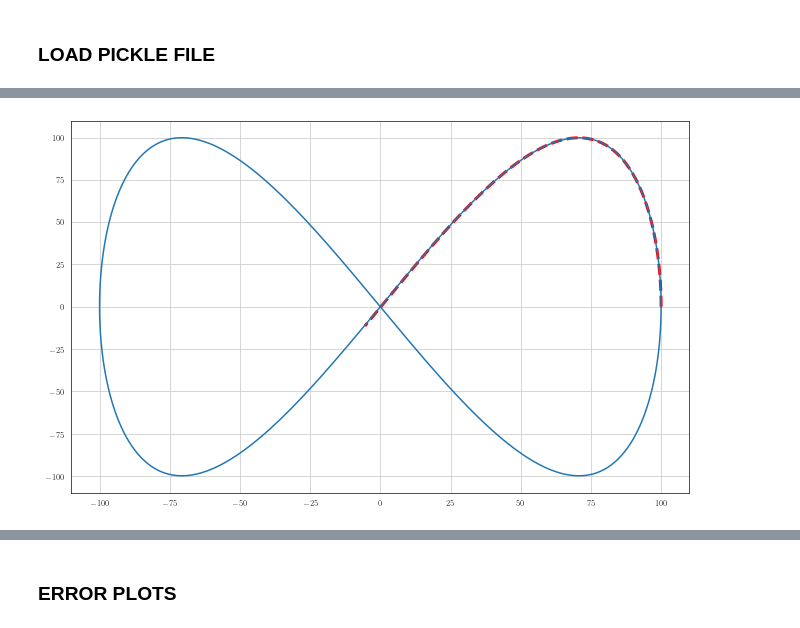
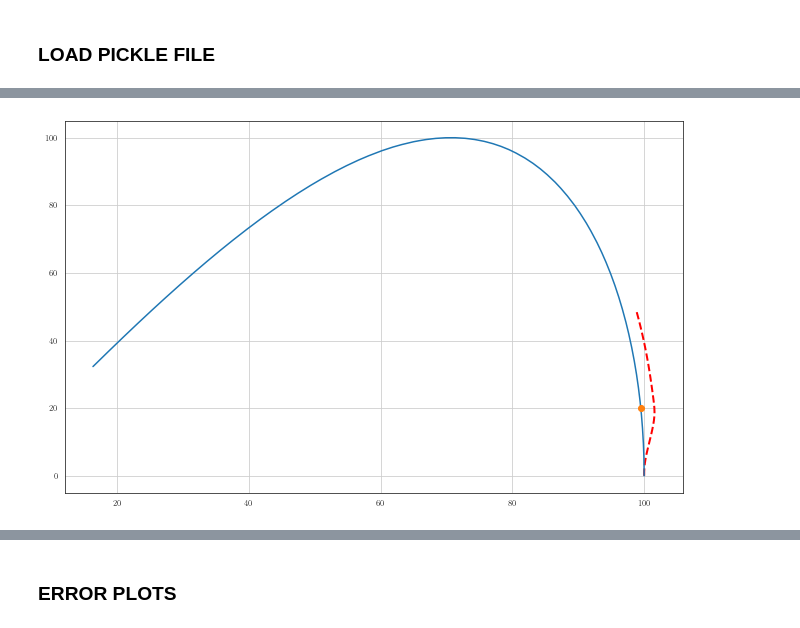
Before and after one commit to boyali/application_of_successive_convexification, a Jupyter notebook: Analyze/a01_analyze_mpc_cp_gravity.ipynb, the cells around one changed output, grey strips where cells are left out. Cells and saved outputs as stored; diff of their text form; code cells hidden in the pictures.

Commit message:
Friction circle implemented, obstacle avoidance are being handled

```diff
--- a/Analyze/a01_analyze_mpc_cp_gravity.ipynb
+++ b/Analyze/a01_analyze_mpc_cp_gravity.ipynb
@@ -112,3 +112,4 @@ control_history = histories['Controls']
 optimization_history = histories['Optimization_Params']
 current_map = histories['Current_Map']
 kappa = histories['kappa']
+obs_loc = np.array(histories['obstacle_locs'])
@@ -139,13 +144,16 @@ plt.savefig(fig_path+fig_name, format='pdf', bbox_inches='tight')
 # %%
 width = 800
 fig,ax = plt.subplots(figsize=set_size(width, fraction=1))
 
 states = state_history
-ax.plot(states[0, :], states[1, :], '--r', linewidth=3,  label=f'First Iteration')
-ax.plot(rpath[:, 1], rpath[:, 2])
+ax.plot(states[0, :], states[1, :], '--r', linewidth=2,  label=f'First Iteration')
+ax.plot(rpath[:400, 1], rpath[:400, 2])
 ax.grid()
+
+for i in range(obs_loc.shape[0]):
+    ax.plot(obs_loc[i, 0], obs_loc[i, 1], marker='o')
 # %% [output]
-[figure, old version]
+[figure, new version]
 # %%
 width = 800
 fig,ax = plt.subplots(figsize=set_size(width, fraction=1))
```
Also changed, not shown: parts of 10 cells of this notebook, 8 other files.
